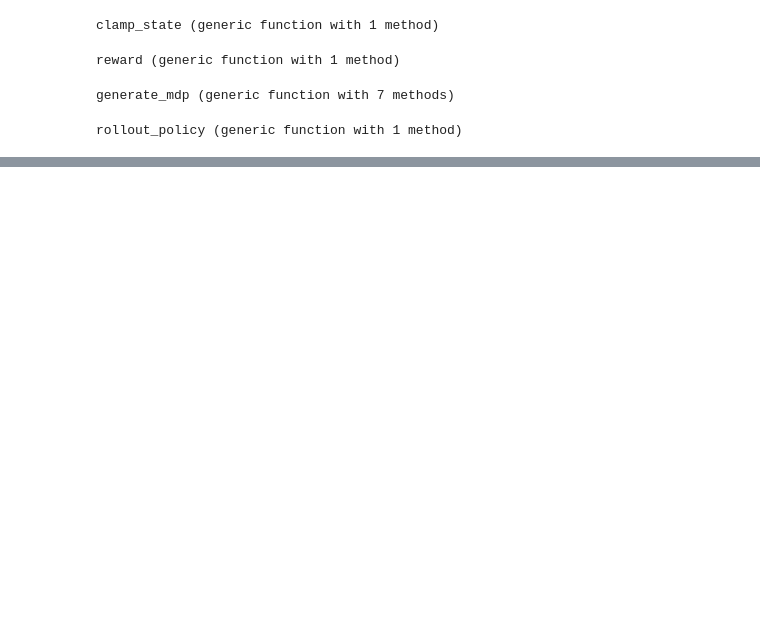
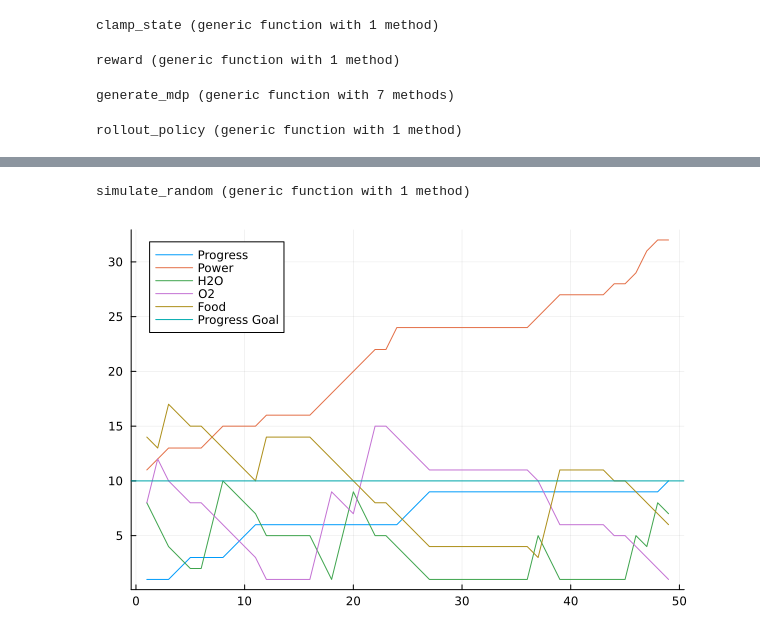
Before and after one commit to zhao-harry/aa-228-final-project, a Jupyter notebook: mission.ipynb, the cells around one changed output, grey strips where cells are left out. Cells and saved outputs as stored; diff of their text form; code cells hidden in the pictures; blank space fills up the shorter version.

```diff
--- a/mission.ipynb
+++ b/mission.ipynb
@@ -264,0 +250,35 @@ hline!(p1, [max_progress], label="Progress Goal")
+# %%
+function simulate_random(initialstate, iter)
+    s = initialstate
+    history = []
+    for _ in 1:iter
+        if isterminal(s)
+            break
+        end
+        a = rand(actions)
+        T = transition(s, a)
+        s = rand(T)
+        push!(history, s)
+    end
+    return history
+end
+# %% [output]
+simulate_random (generic function with 1 method)
+# %%
+rand_history = simulate_random(initialstate, 100)
+rand_history = [CartesianIndices((max_progress, max_power, max_h2o, max_o2, max_food))[s] for s in rand_history]
+rand_history_progress = [s[1] for s in rand_history]
+rand_history_power = [s[2] for s in rand_history]
+rand_history_h2o = [s[3] for s in rand_history]
+rand_history_o2 = [s[4] for s in rand_history]
+rand_history_food = [s[5] for s in rand_history]
+p2 = plot()
+plot!(
+    p2,
+    1:length(rand_history),
+    [rand_history_progress rand_history_power rand_history_h2o rand_history_o2 rand_history_food],
+    label=["Progress" "Power" "H2O" "O2" "Food"]
+)
+hline!(p2, [max_progress], label="Progress Goal")
+# %% [output]
+[figure, added]
```
Also changed, not shown: parts of 9 cells of this notebook.
